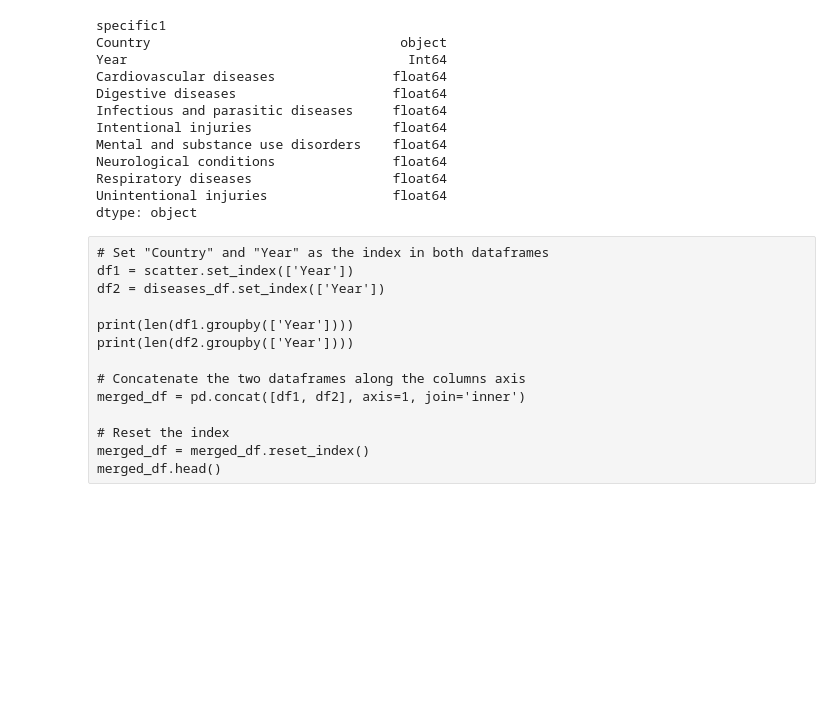
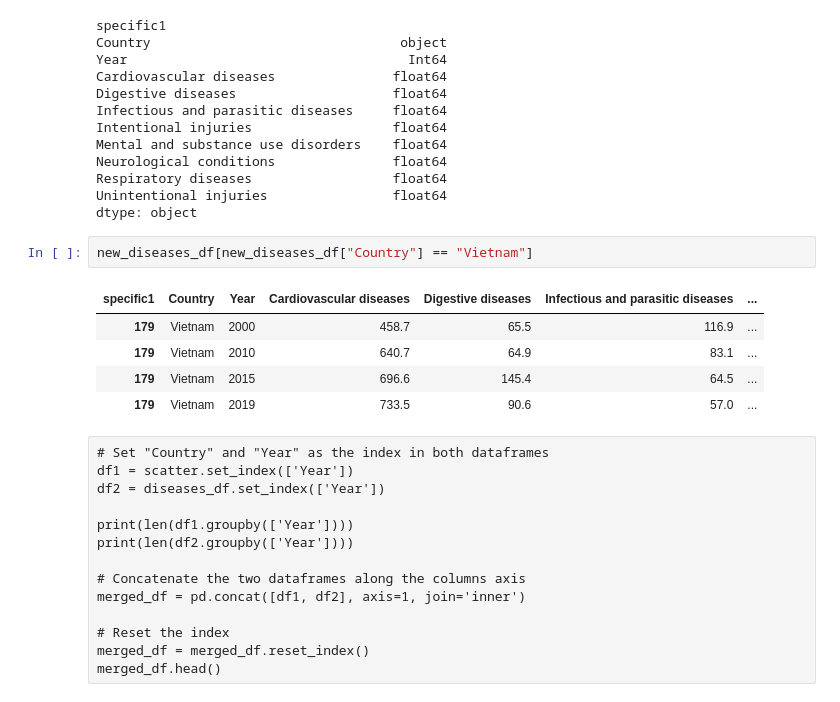
Before and after one commit to roberto98/DataViz-Project, a Jupyter notebook: python/Preprocessing.ipynb, the cells around one changed output. Saved outputs shown, nothing was run; the diff lists cells and outputs as text; blank space fills up the shorter version.

```diff
--- a/python/Preprocessing.ipynb
+++ b/python/Preprocessing.ipynb
@@ -391,6 +411,14 @@ Neurological conditions               float64
 Respiratory diseases                  float64
 Unintentional injuries                float64
 dtype: object
+# %%
+new_diseases_df[new_diseases_df["Country"] == "Vietnam"]
+# %% [output]
+| specific1 | Country | Year | Cardiovascular diseases | Digestive diseases | Infectious and parasitic diseases | ... |
+| 179 | Vietnam | 2000 | 458.7 | 65.5 | 116.9 | ... |
+| 179 | Vietnam | 2010 | 640.7 | 64.9 | 83.1 | ... |
+| 179 | Vietnam | 2015 | 696.6 | 145.4 | 64.5 | ... |
+| 179 | Vietnam | 2019 | 733.5 | 90.6 | 57.0 | ... |
 # %% [raw]
 # Set "Country" and "Year" as the index in both dataframes
 df1 = scatter.set_index(['Year'])
```
Also changed, not shown: parts of 7 cells of this notebook, 4 other files.
